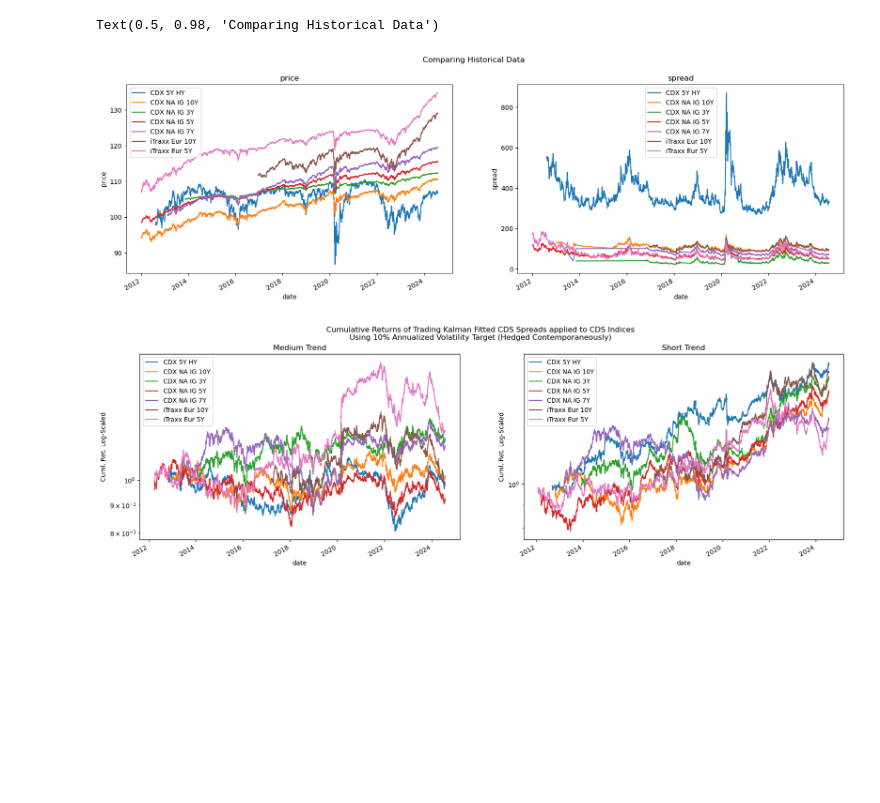
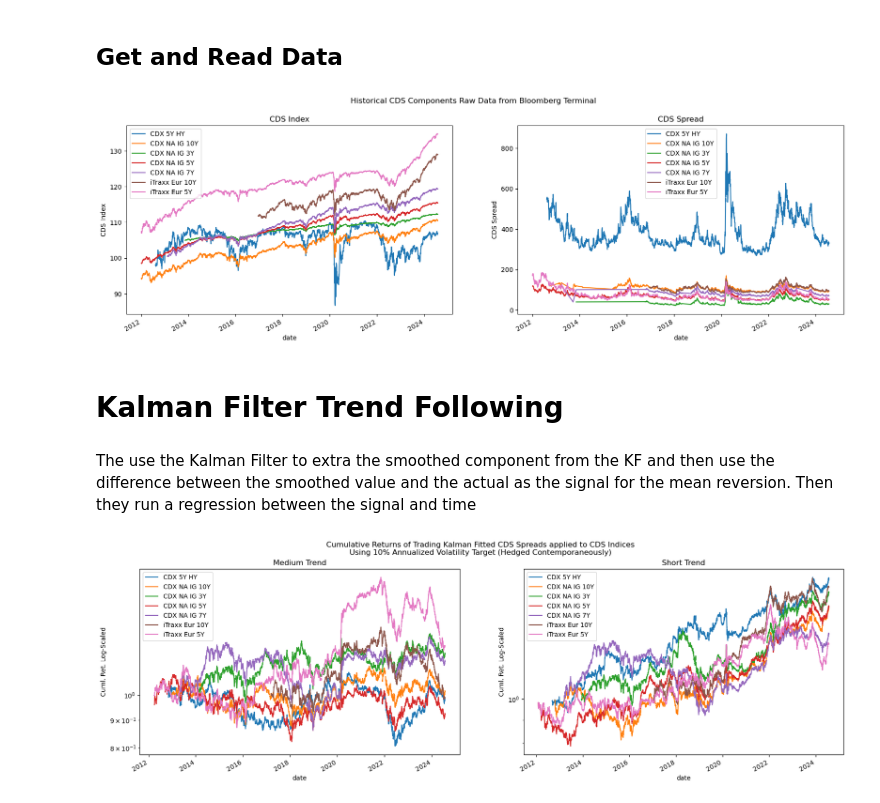
Before and after one commit to diegodalvarez/TrendSystem, a Jupyter notebook: Research/Writeups/SocieteGeneraleCreditIndices.ipynb, the cells around one changed output. Saved outputs shown, nothing was run; the diff lists cells and outputs as text; code cells hidden in the pictures; blank space fills up the shorter version.

Commit message:
CDS Trend

```diff
--- a/Research/Writeups/SocieteGeneraleCreditIndices.ipynb
+++ b/Research/Writeups/SocieteGeneraleCreditIndices.ipynb
@@ -6,11 +10,22 @@ import matplotlib.pyplot as plt
 # %%
 trend_renamer_ = {
     'medium_term_market' : "Medium Trend",
-    'short_term_market'  : "Short Trend"}
+    'short_term_market'  : "Short Trend",
+    "price"              : "CDS Index",
+    "spread"             : "CDS Spread"}
 
 renamer = {**trend_renamer_}
+# %%
+writeup_path = os.getcwd()
+res_path     = os.path.abspath(os.path.join(writeup_path, ".."))
+repo_path    = os.path.abspath(os.path.join(res_path, ".."))
+data_path    = os.path.join(repo_path, "data")
+sig_path     = os.path.join(data_path, "Signals")
+cred_path    = os.path.join(data_path, "CreditData")
+# %% [markdown]
+## Get and Read Data
 # %%
-path      = r"C:\Users\Diego\Documents\GitHub\TrendSystem\data\CreditData\PrepCDS.parquet"
+path      = os.path.join(cred_path, r"PrepCDS.parquet")
 df_longer = (pd
     .read_parquet(path = path, engine = "pyarrow")
     .melt(id_vars = ["date", "SecurityGroup"])
@@ -18,20 +33,22 @@ df_longer = (pd
 # %%
 variables = df_longer.variable.drop_duplicates().sort_values().to_list()
 fig, axes = plt.subplots(ncols = len(variables), figsize = (20,6))
 
 for variable, ax in zip(variables, axes.flatten()):
 
     (df_longer
         .loc[lambda x: x.variable == variable]
         .rename(columns = {"SecurityGroup": ""})
         .pivot(index = "date", columns = "", values = "value")
         .plot(
             ax     = ax,
-            title  = variable,
-            ylabel = variable))
+            title  = renamer[variable],
+            ylabel = renamer[variable]))
 
-fig.suptitle("Comparing Historical Data")
+fig.suptitle("Historical CDS Components Raw Data from Bloomberg Terminal")
+plt.show()
 # %% [output]
-Text(0.5, 0.98, 'Comparing Historical Data')
-[figure, old version]
+[figure, new version]
+# %% [markdown]
+# Kalman Filter Trend Following
 # %%
@@ -45,4 +62,6 @@ df_signal = (pd
     .groupby(["SecurityGroup", "variable"])
     .apply(lambda x: x.value.shift())
     .reset_index())
+# %% [markdown]
+The use the Kalman Filter to extra the smoothed component from the KF and then use the difference between the smoothed value and the actual as the signal for the mean reversion. Then they run a regression between the signal and time
 # %%
```
Also changed, not shown: parts of 4 cells of this notebook, 1 other file.
